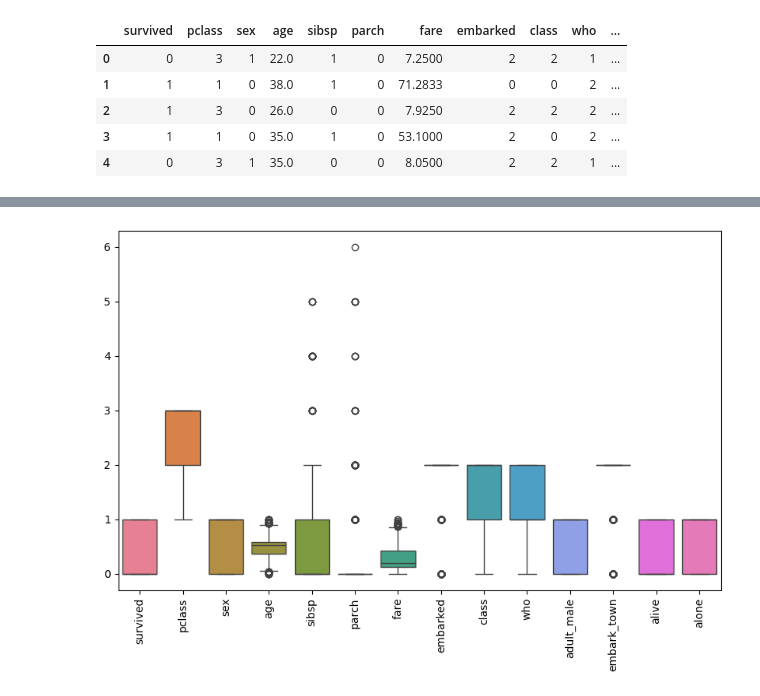
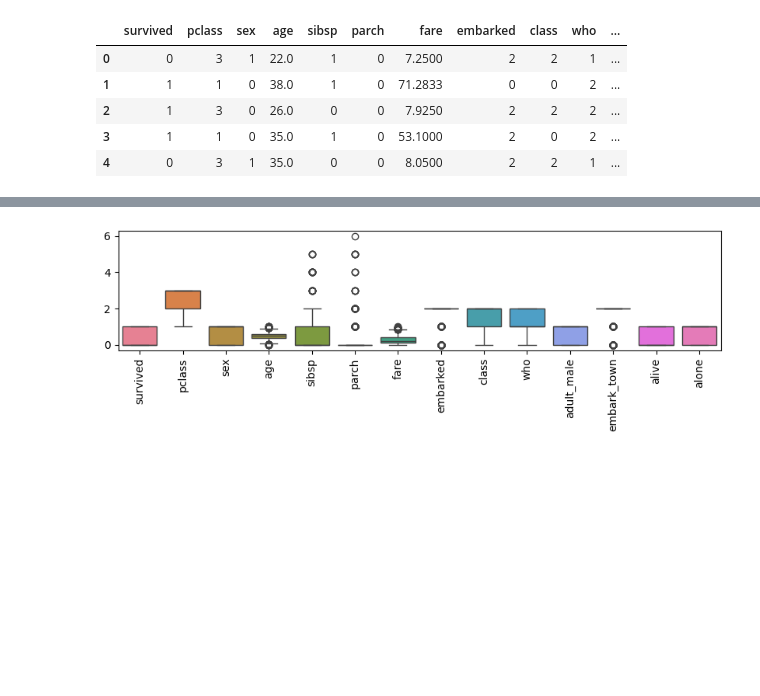
Before and after one commit to coderhyder17/Machine-Learning, a Jupyter notebook: 11_support_vector_machine_(svm).ipynb, the cells around one changed output, grey strips where cells are left out. Cells and saved outputs as stored; diff of their text form; code cells hidden in the pictures; blank space fills up the shorter version.

```diff
--- a/11_support_vector_machine_(svm).ipynb
+++ b/11_support_vector_machine_(svm).ipynb
@@ -227,11 +219,11 @@ kashti.head()
 # %%
 # identity the outliers
-plt.figure(figsize=(10, 6))
+plt.figure(figsize=(10, 2))
 sns.boxplot(data=kashti)
 plt.xticks(rotation=90)
 plt.show()
 # %% [output]
-[figure, old version]
+[figure, new version]
 # %%
 X = kashti.drop('survived', axis=1)
 y = kashti['survived']
```
Also changed, not shown: parts of 7 cells of this notebook, 3 other files.
